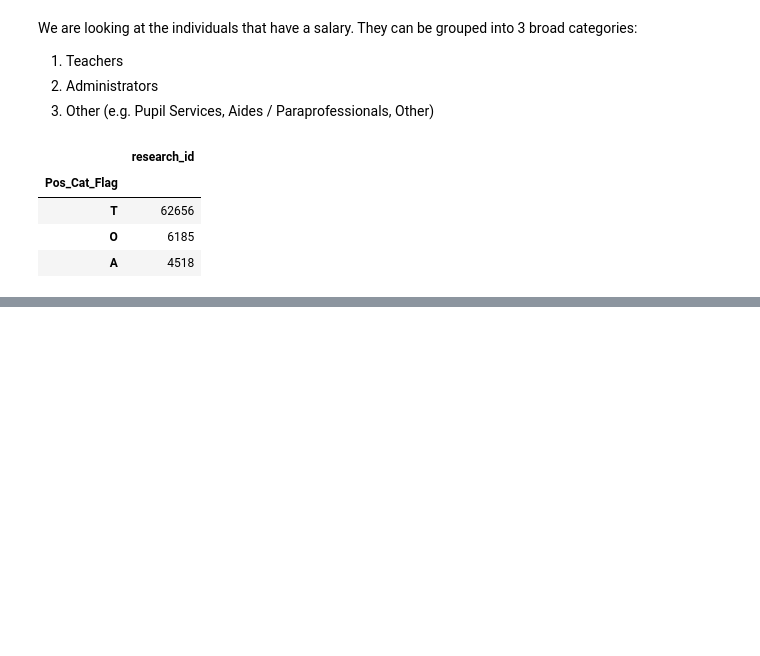
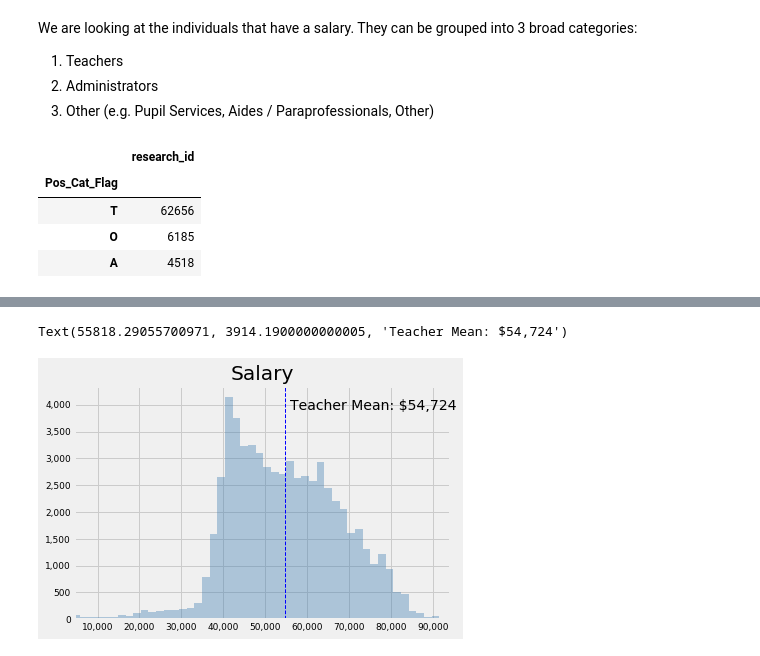
Before and after one commit to j-buss/wi-dpi, a Jupyter notebook: blog/1_A_High_Level.ipynb, the cells around one changed output, grey strips where cells are left out. Cells and saved outputs as stored; diff of their text form; code cells hidden in the pictures; blank space fills up the shorter version.

```diff
--- a/blog/1_A_High_Level.ipynb
+++ b/blog/1_A_High_Level.ipynb
@@ -164,0 +164,22 @@ plt.show()
+# %%
+t_sal = df_t['Salary']
+sal_graph = sns.distplot(t_sal, bins=200, hist=True, color="steelblue", kde=False, label="Teachers")
+
+sal_graph.set_xlim(left = np.percentile(t_sal, .1), right = np.percentile(t_sal, 99.9))
+
+sal_graph.set_title('Salary', loc='center')
+sal_graph.tick_params(axis = 'both', labelsize = 9)
+sal_graph.get_xaxis().set_major_formatter(
+  matplotlib.ticker.FuncFormatter(lambda x, p: format(int(x), ',')))
+sal_graph.get_yaxis().set_major_formatter(
+  matplotlib.ticker.FuncFormatter(lambda x, p: format(int(x), ',')))
+
+sal_graph.xaxis.label.set_visible(False)
+sal_graph.axvline(t.mean(), color='b', linestyle='dashed', linewidth=1)
+_, max_ = plt.ylim()
+plt.text(t_sal.mean() + t_sal.mean()/50,
+         max_ - max_/10,
+         'Teacher Mean: ${:,.0f}'.format(t_sal.mean()))
+# %% [output]
+Text(55818.29055700971, 3914.1900000000005, 'Teacher Mean: $54,724')
+[figure, added]
```
Also changed, not shown: parts of 15 cells of this notebook.
